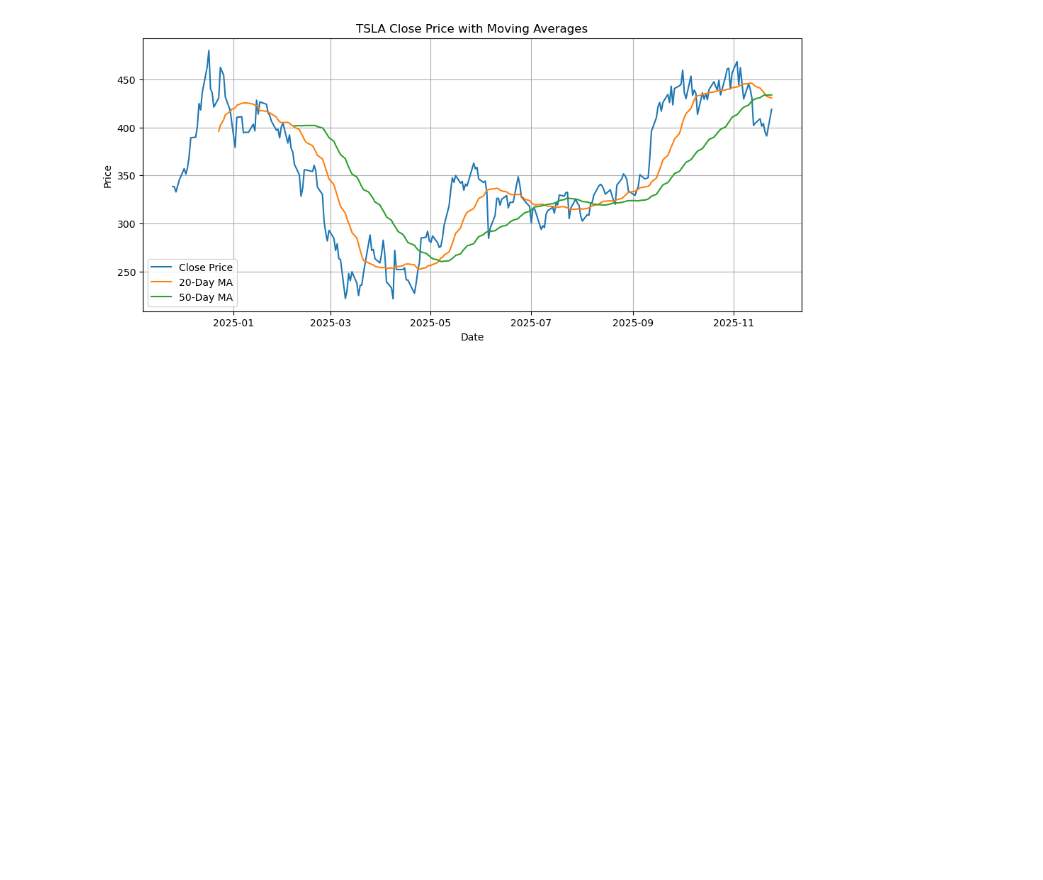
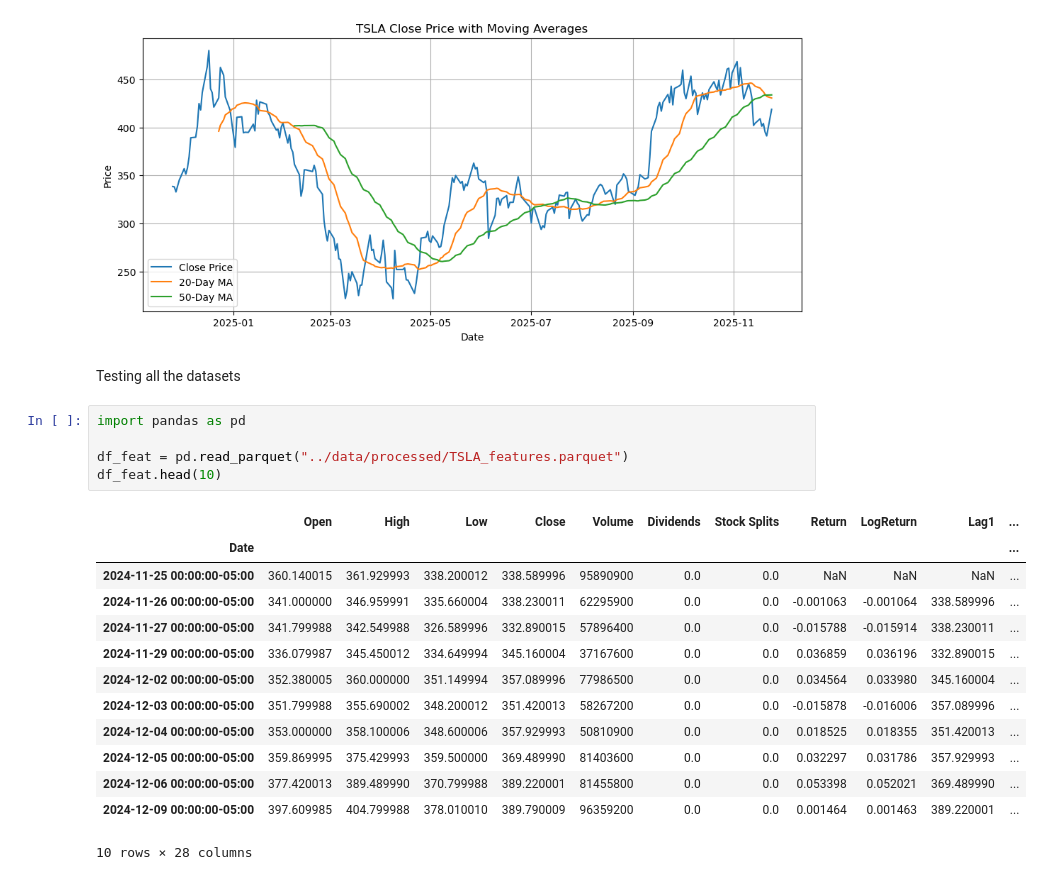
Before and after one commit to kartikeya-m1/Stock-Pipline, a Jupyter notebook: notebooks/01_EDA_test.ipynb, the cells around one changed output. Drawn from its saved outputs; the diff is of its cells as text; blank space fills up the shorter version.

```diff
--- a/notebooks/01_EDA_test.ipynb
+++ b/notebooks/01_EDA_test.ipynb
@@ -135,3 +135,24 @@ plt.grid(True)
 plt.show()
 # %% [output]
 [figure]
+# %% [markdown]
+Testing all the datasets
+# %%
+import pandas as pd
+
+df_feat = pd.read_parquet("../data/processed/TSLA_features.parquet")
+df_feat.head(10)
+# %% [output]
+|  | Open | High | Low | Close | Volume | Dividends | Stock Splits | Return | LogReturn | Lag1 | ... |
+| Date |  |  |  |  |  |  |  |  |  |  | ... |
+| 2024-11-25 00:00:00-05:00 | 360.140015 | 361.929993 | 338.200012 | 338.589996 | 95890900 | 0.0 | 0.0 | NaN | NaN | NaN | ... |
+| 2024-11-26 00:00:00-05:00 | 341.000000 | 346.959991 | 335.660004 | 338.230011 | 62295900 | 0.0 | 0.0 | -0.001063 | -0.001064 | 338.589996 | ... |
+| 2024-11-27 00:00:00-05:00 | 341.799988 | 342.549988 | 326.589996 | 332.890015 | 57896400 | 0.0 | 0.0 | -0.015788 | -0.015914 | 338.230011 | ... |
+| 2024-11-29 00:00:00-05:00 | 336.079987 | 345.450012 | 334.649994 | 345.160004 | 37167600 | 0.0 | 0.0 | 0.036859 | 0.036196 | 332.890015 | ... |
+| 2024-12-02 00:00:00-05:00 | 352.380005 | 360.000000 | 351.149994 | 357.089996 | 77986500 | 0.0 | 0.0 | 0.034564 | 0.033980 | 345.160004 | ... |
+| 2024-12-03 00:00:00-05:00 | 351.799988 | 355.690002 | 348.200012 | 351.420013 | 58267200 | 0.0 | 0.0 | -0.015878 | -0.016006 | 357.089996 | ... |
+| 2024-12-04 00:00:00-05:00 | 353.000000 | 358.100006 | 348.600006 | 357.929993 | 50810900 | 0.0 | 0.0 | 0.018525 | 0.018355 | 351.420013 | ... |
+| 2024-12-05 00:00:00-05:00 | 359.869995 | 375.429993 | 359.500000 | 369.489990 | 81403600 | 0.0 | 0.0 | 0.032297 | 0.031786 | 357.929993 | ... |
+| 2024-12-06 00:00:00-05:00 | 377.420013 | 389.489990 | 370.799988 | 389.220001 | 81455800 | 0.0 | 0.0 | 0.053398 | 0.052021 | 369.489990 | ... |
+| 2024-12-09 00:00:00-05:00 | 397.609985 | 404.799988 | 378.010010 | 389.790009 | 96359200 | 0.0 | 0.0 | 0.001464 | 0.001463 | 389.220001 | ... |
+10 rows × 28 columns
```
Also changed, not shown: parts of 2 cells of this notebook, 9 other files.
